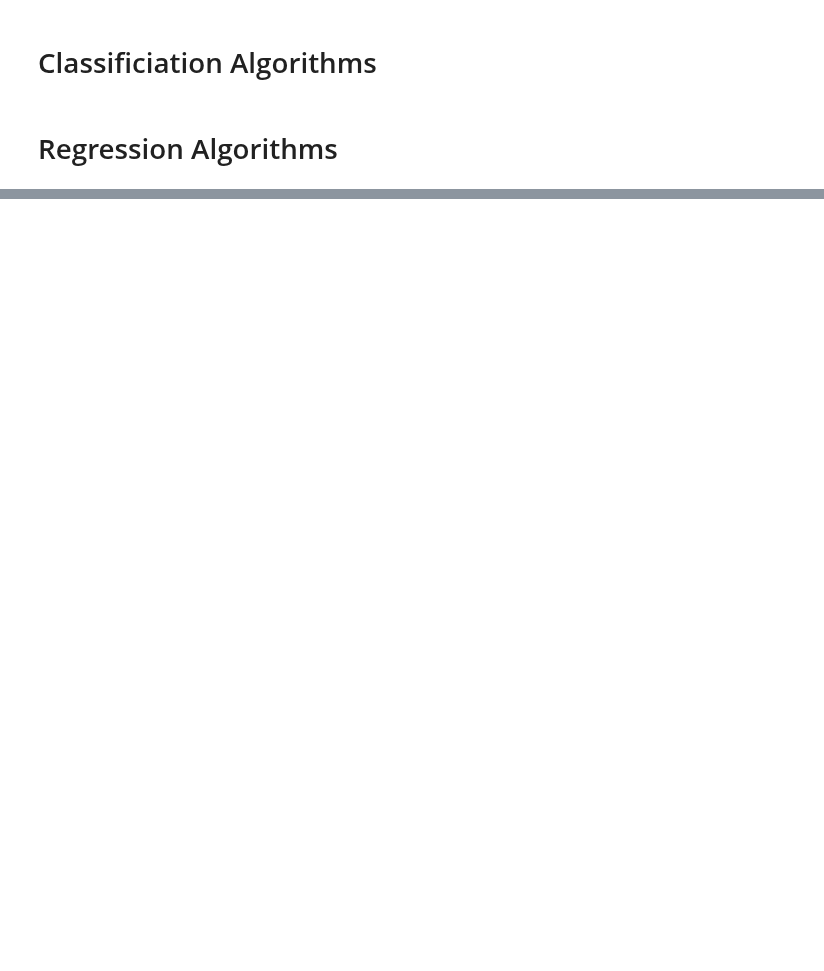
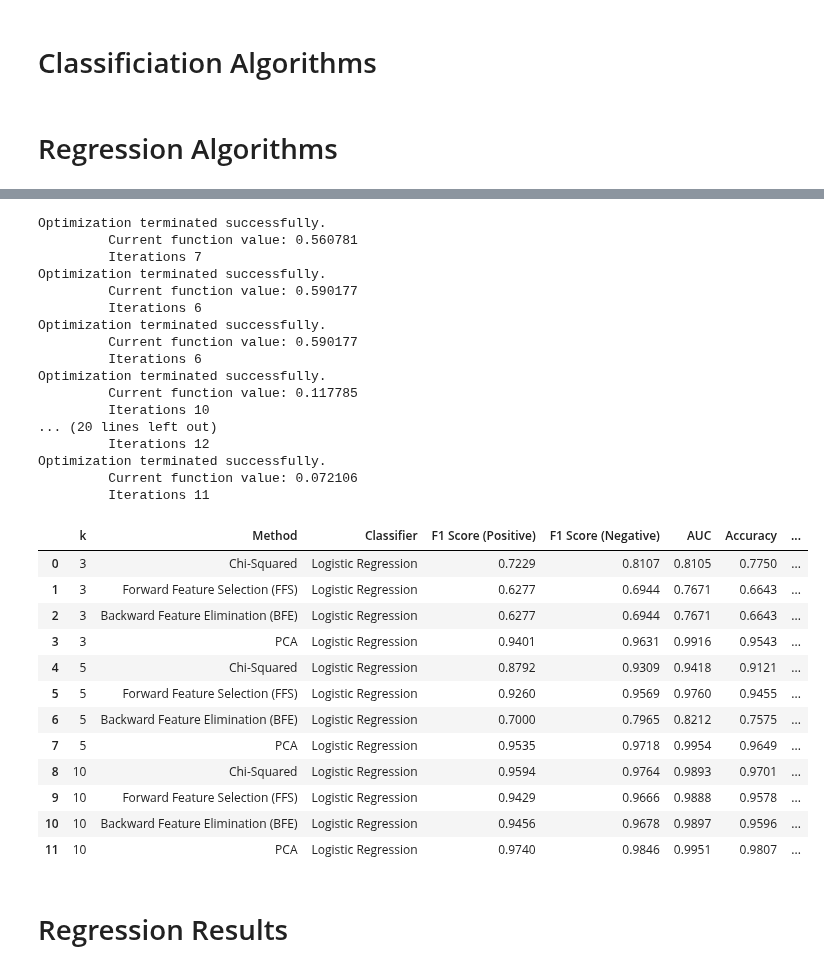
Before and after one commit to murtazaa-hussainn/CSE-602-Machine-Learning-I, a Jupyter notebook: Assignment 2/Excel Assignment.ipynb, the cells around one changed output, grey strips where cells are left out. Saved outputs shown, nothing was run; the diff lists cells and outputs as text; code cells hidden in the pictures; blank space fills up the shorter version.

```diff
--- a/Assignment 2/Excel Assignment.ipynb
+++ b/Assignment 2/Excel Assignment.ipynb
@@ -632,0 +831,36 @@ You can set `force_col_wise=true` to remove the overhead.
+# %%
+c_cancer_lrsmlogitresults = fwpMethodsLogisticRegressionSMLOGIT(c_cancer, 'diagnosis')
+display(c_cancer_lrsmlogitresults)
+# %% [output]
+Optimization terminated successfully.
+         Current function value: 0.560781
+         Iterations 7
+Optimization terminated successfully.
+         Current function value: 0.590177
+         Iterations 6
+Optimization terminated successfully.
+         Current function value: 0.590177
+         Iterations 6
+Optimization terminated successfully.
+         Current function value: 0.117785
+         Iterations 10
+... (20 lines left out)
+         Iterations 12
+Optimization terminated successfully.
+         Current function value: 0.072106
+         Iterations 11
+|  | k | Method | Classifier | F1 Score (Positive) | F1 Score (Negative) | AUC | Accuracy | ... |
+| 0 | 3 | Chi-Squared | Logistic Regression | 0.7229 | 0.8107 | 0.8105 | 0.7750 | ... |
+| 1 | 3 | Forward Feature Selection (FFS) | Logistic Regression | 0.6277 | 0.6944 | 0.7671 | 0.6643 | ... |
+| 2 | 3 | Backward Feature Elimination (BFE) | Logistic Regression | 0.6277 | 0.6944 | 0.7671 | 0.6643 | ... |
+| 3 | 3 | PCA | Logistic Regression | 0.9401 | 0.9631 | 0.9916 | 0.9543 | ... |
+| 4 | 5 | Chi-Squared | Logistic Regression | 0.8792 | 0.9309 | 0.9418 | 0.9121 | ... |
+| 5 | 5 | Forward Feature Selection (FFS) | Logistic Regression | 0.9260 | 0.9569 | 0.9760 | 0.9455 | ... |
+| 6 | 5 | Backward Feature Elimination (BFE) | Logistic Regression | 0.7000 | 0.7965 | 0.8212 | 0.7575 | ... |
+| 7 | 5 | PCA | Logistic Regression | 0.9535 | 0.9718 | 0.9954 | 0.9649 | ... |
+| 8 | 10 | Chi-Squared | Logistic Regression | 0.9594 | 0.9764 | 0.9893 | 0.9701 | ... |
+| 9 | 10 | Forward Feature Selection (FFS) | Logistic Regression | 0.9429 | 0.9666 | 0.9888 | 0.9578 | ... |
+| 10 | 10 | Backward Feature Elimination (BFE) | Logistic Regression | 0.9456 | 0.9678 | 0.9897 | 0.9596 | ... |
+| 11 | 10 | PCA | Logistic Regression | 0.9740 | 0.9846 | 0.9951 | 0.9807 | ... |
+# %% [markdown]
+# Regression Results
```
Also changed, not shown: parts of 35 cells of this notebook.
